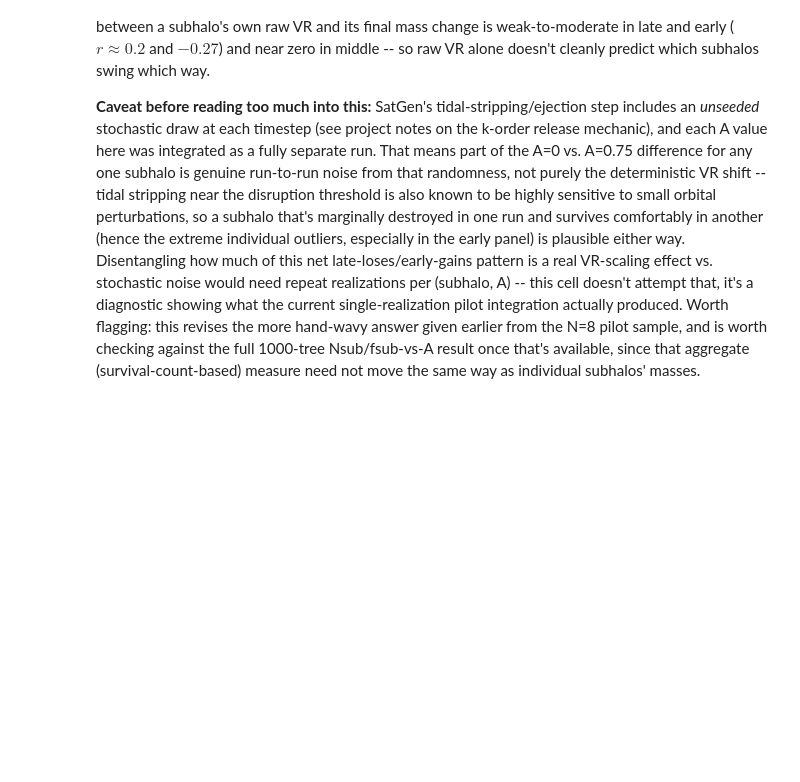
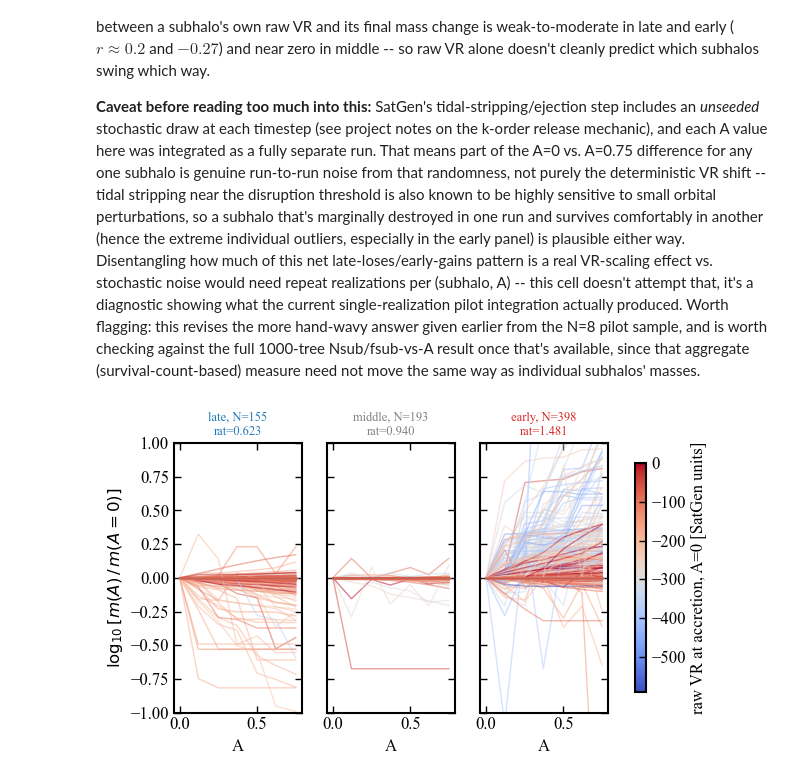
Before and after one commit to jsmonzon/MassSpec, a Jupyter notebook: notebooks/paper3/env_dev.ipynb, the cells around one changed output. Cells and saved outputs as stored; diff of their text form; code cells hidden in the pictures; blank space fills up the shorter version.

```diff
--- a/notebooks/paper3/env_dev.ipynb
+++ b/notebooks/paper3/env_dev.ipynb
@@ -304,31 +370,35 @@ PILOT_A_VALUES = (0.00, 0.12, 0.25, 0.37, 0.50, 0.62, 0.75)  # same sweep as env
 def evo_tree_file(case, A):
     return EVOLVED_DATA_ROOT / case / f"tree_A{A:.2f}_evo.npz"
 
 
 fig, axes = plt.subplots(1, 3, figsize=(double_textwidth, single_textwidth), sharex=True, sharey=True)
 
 for ax, case in zip(axes, CASE_LIST):
     rat = CASE_DATA[case]["rat"]
     show_ids = CASE_DATA[case]["show_ids"]
     vr_show = CASE_DATA[case]["vr_show"]
 
     mass_z0 = np.full((len(PILOT_A_VALUES), len(show_ids)), np.nan)
     for k, A in enumerate(PILOT_A_VALUES):
         with np.load(evo_tree_file(case, A)) as d:
             m = d["mass"][show_ids, 0]  # z=0 is CosmicTime/redshift column index 0
         mass_z0[k] = np.where(m > 0, m, np.nan)  # disrupted/invalid entries (-99) -> gap in the line
 
     log_ratio = np.log10(mass_z0 / mass_z0[0])  # relative to each subhalo's own A=0 mass
 
     for j, vr_i in enumerate(vr_show):
-        ax.plot(PILOT_A_VALUES, log_ratio[:, j], color=VR_CMAP(VR_NORM(vr_i)), lw=0.5, alpha=0.35)
+        ax.plot(PILOT_A_VALUES, log_ratio[:, j], color=VR_CMAP(VR_NORM(vr_i)), lw=1, alpha=0.5)
 
     ax.axhline(0, color="gray", lw=0.6, ls=":")
     ax.set_title(f"{case}, N={len(vr_show)}\nrat={rat:.3f}", color=CASE_COLORS[case], fontsize=9)
     ax.set_xlabel("A")
 
 axes[0].set_ylabel(r"$\log_{10}[m(A)\,/\,m(A{=}0)]$")
 fig.colorbar(plt.cm.ScalarMappable(norm=VR_NORM, cmap=VR_CMAP), ax=axes,
              label="raw VR at accretion, A=0 [SatGen units]", shrink=0.85)
+
+axes[0].set_ylim(-1,1)
 # plt.savefig("../../figures/env_dev_mass_vs_A.pdf", bbox_inches="tight")  # uncomment to save
 plt.show()
+# %% [output]
+[figure, added]
```
Also changed, not shown: parts of 6 cells of this notebook, 13 other files.
